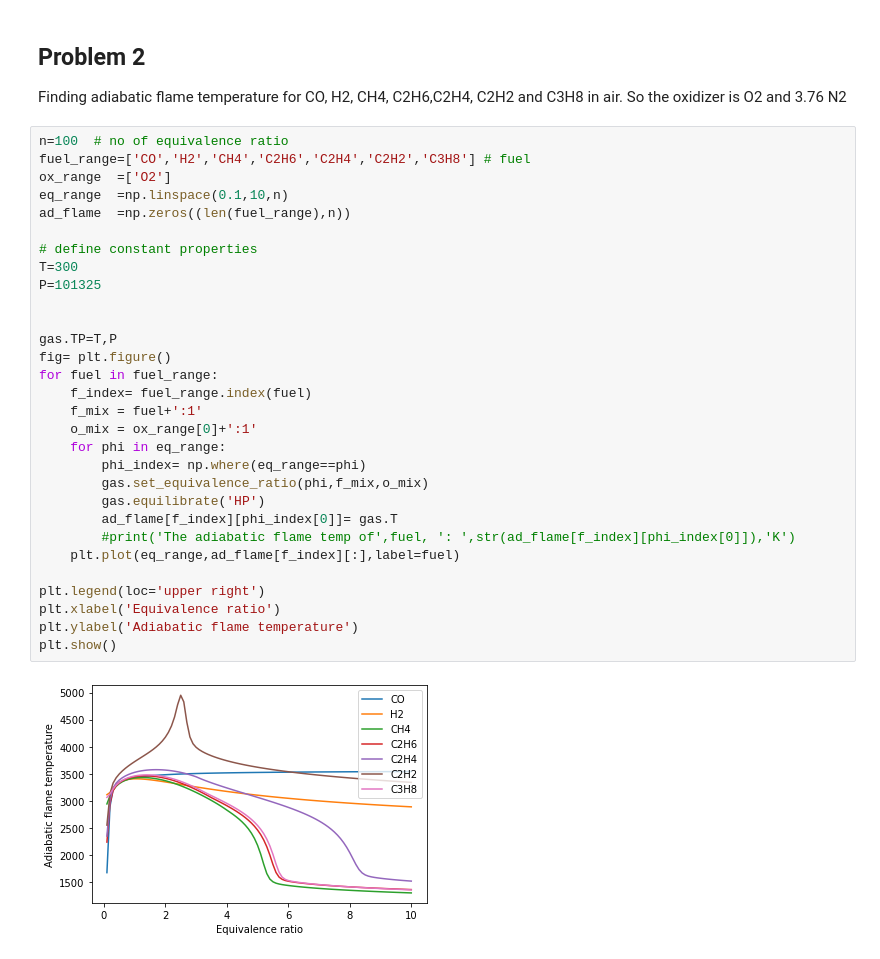
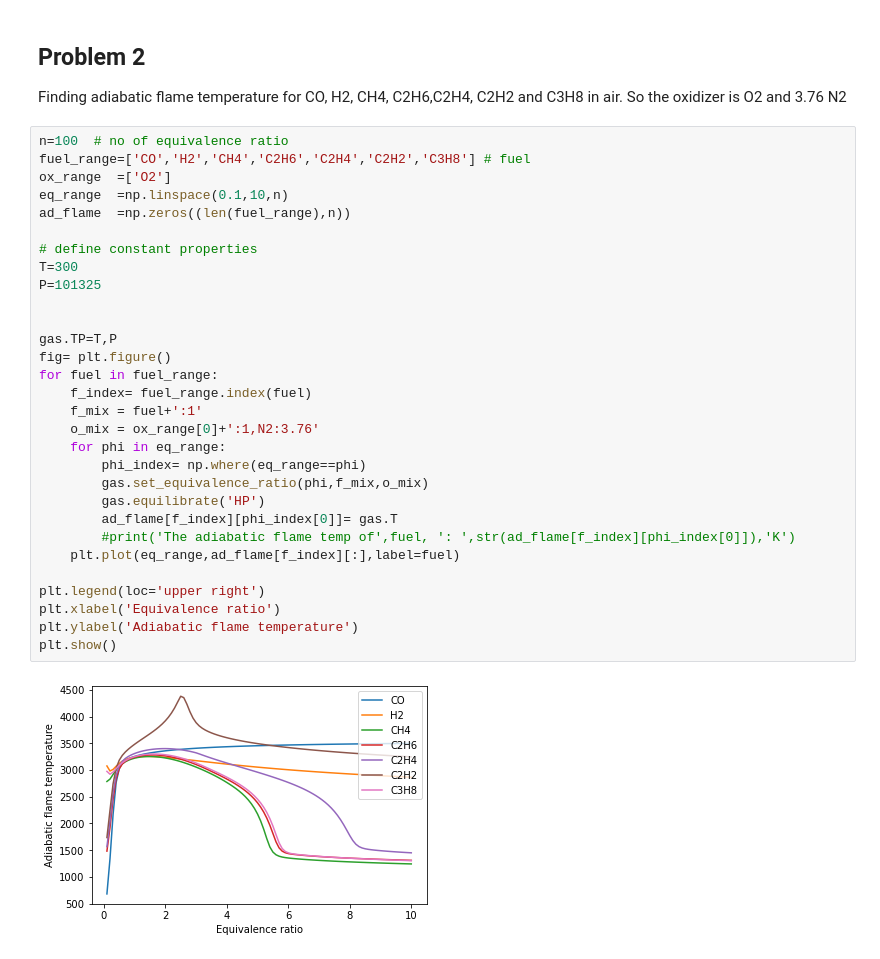
Before and after one commit to riasat1235/Combustion_projects, a Jupyter notebook: Project1_Adiabatic flame temperature.ipynb, the cells around one changed output. Drawn from its saved outputs; the diff is of its cells as text.

```diff
--- a/Project1_Adiabatic flame temperature.ipynb
+++ b/Project1_Adiabatic flame temperature.ipynb
@@ -17,32 +17,32 @@ Finding adiabatic flame temperature for CO, H2, CH4, C2H6,C2H4, C2H2 and C3H8 in
 # %%
 n=100  # no of equivalence ratio
 fuel_range=['CO','H2','CH4','C2H6','C2H4','C2H2','C3H8'] # fuel
 ox_range  =['O2']
 eq_range  =np.linspace(0.1,10,n)
 ad_flame  =np.zeros((len(fuel_range),n))
 
 # define constant properties
 T=300
 P=101325
 
 
 gas.TP=T,P
 fig= plt.figure()
 for fuel in fuel_range:
     f_index= fuel_range.index(fuel)
     f_mix = fuel+':1'
-    o_mix = ox_range[0]+':1'
+    o_mix = ox_range[0]+':1,N2:3.76'
     for phi in eq_range:
         phi_index= np.where(eq_range==phi)
         gas.set_equivalence_ratio(phi,f_mix,o_mix)
         gas.equilibrate('HP')
         ad_flame[f_index][phi_index[0]]= gas.T
         #print('The adiabatic flame temp of',fuel, ': ',str(ad_flame[f_index][phi_index[0]]),'K')
     plt.plot(eq_range,ad_flame[f_index][:],label=fuel)
 
 plt.legend(loc='upper right')
 plt.xlabel('Equivalence ratio')
 plt.ylabel('Adiabatic flame temperature')
 plt.show()
 # %% [output]
-[figure, old version]
+[figure, new version]
```
Also changed, not shown: parts of 9 cells of this notebook.
